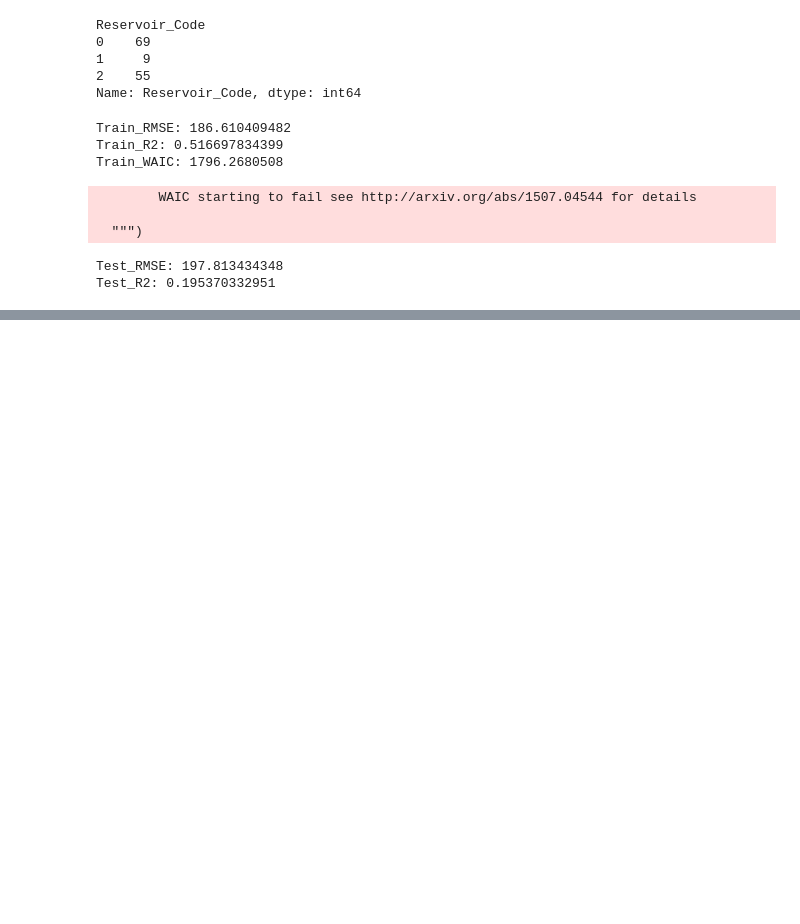
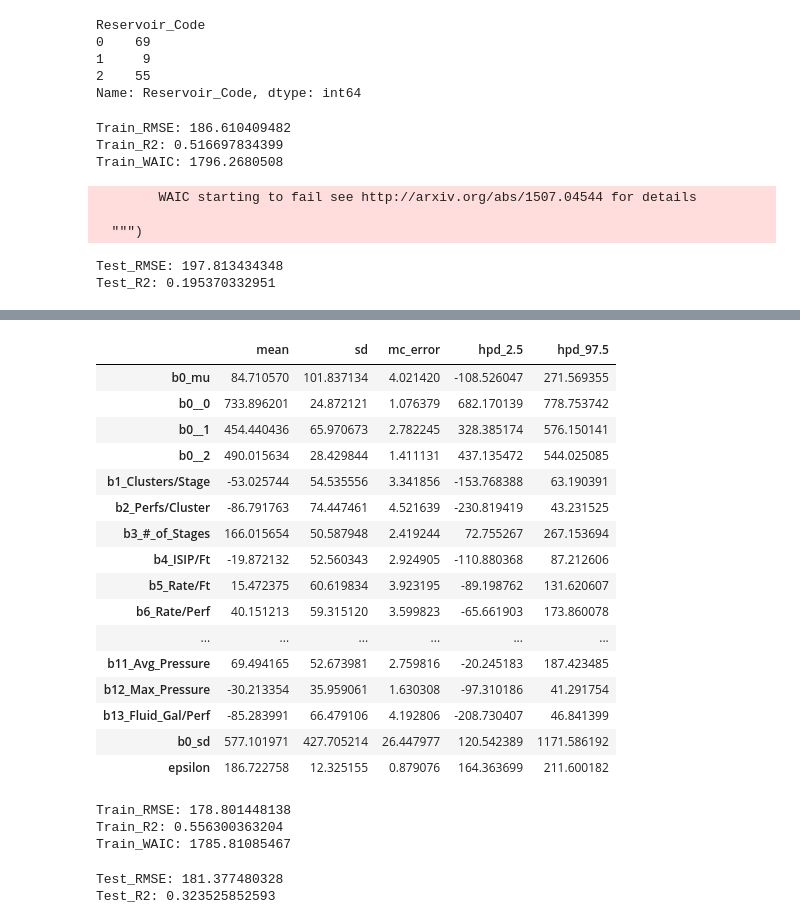
Before and after one commit to jpgrana/bayesian-approach-predicting-well-production, a Jupyter notebook: model_reservoir.ipynb, the cells around one changed output, grey strips where cells are left out. Saved outputs shown, nothing was run; the diff lists cells and outputs as text; code cells hidden in the pictures; blank space fills up the shorter version.

```diff
--- a/model_reservoir.ipynb
+++ b/model_reservoir.ipynb
@@ -311,0 +372,38 @@ Test_R2: 0.195370332951
+# %%
+pm.df_summary(trc_res_partpooled[-500:])
+# %% [output]
+|  | mean | sd | mc_error | hpd_2.5 | hpd_97.5 |
+| b0_mu | 84.710570 | 101.837134 | 4.021420 | -108.526047 | 271.569355 |
+| b0__0 | 733.896201 | 24.872121 | 1.076379 | 682.170139 | 778.753742 |
+| b0__1 | 454.440436 | 65.970673 | 2.782245 | 328.385174 | 576.150141 |
+| b0__2 | 490.015634 | 28.429844 | 1.411131 | 437.135472 | 544.025085 |
+| b1_Clusters/Stage | -53.025744 | 54.535556 | 3.341856 | -153.768388 | 63.190391 |
+| b2_Perfs/Cluster | -86.791763 | 74.447461 | 4.521639 | -230.819419 | 43.231525 |
+| b3_#_of_Stages | 166.015654 | 50.587948 | 2.419244 | 72.755267 | 267.153694 |
+| b4_ISIP/Ft | -19.872132 | 52.560343 | 2.924905 | -110.880368 | 87.212606 |
+| b5_Rate/Ft | 15.472375 | 60.619834 | 3.923195 | -89.198762 | 131.620607 |
+| b6_Rate/Perf | 40.151213 | 59.315120 | 3.599823 | -65.661903 | 173.860078 |
+| ... | ... | ... | ... | ... | ... |
+| b11_Avg_Pressure | 69.494165 | 52.673981 | 2.759816 | -20.245183 | 187.423485 |
+| b12_Max_Pressure | -30.213354 | 35.959061 | 1.630308 | -97.310186 | 41.291754 |
+| b13_Fluid_Gal/Perf | -85.283991 | 66.479106 | 4.192806 | -208.730407 | 46.841399 |
+| b0_sd | 577.101971 | 427.705214 | 26.447977 | 120.542389 | 1171.586192 |
+| epsilon | 186.722758 | 12.325155 | 0.879076 | 164.363699 | 211.600182 |
+# %%
+ppc_res_partpooled = pm.sample_ppc(trc_res_partpooled[-500:], samples=500, model=mdl_res_partpooled, size=50)
+y_pred_train_res_partpooled = ppc_res_partpooled['likelihood'].mean(axis=1).mean(axis=0)
+waic_res_partpooled = pm.stats.waic(model=mdl_res_partpooled, trace=trc_res_partpooled[-500:])
+print 'Train_RMSE: {0}'.format(np.sqrt(mean_squared_error(y_train, y_pred_train_res_partpooled)))
+print 'Train_R2: {0}'.format(r2_score(y_train, y_pred_train_res_partpooled))
+print 'Train_WAIC: {0}'.format(waic_res_partpooled)
+# %% [output]
+Train_RMSE: 178.801448138
+Train_R2: 0.556300363204
+Train_WAIC: 1785.81085467
+# %%
+y_pred_test_res_partpooled = predict_test(trc_res_partpooled, X_test, X_train, hyper=1)
+print 'Test_RMSE: {0}'.format(np.sqrt(mean_squared_error(y_test, y_pred_test_res_partpooled)))
+print 'Test_R2: {0}'.format(r2_score(y_test, y_pred_test_res_partpooled))
+# %% [output]
+Test_RMSE: 181.377480328
+Test_R2: 0.323525852593
```
Also changed, not shown: parts of 6 cells of this notebook.
